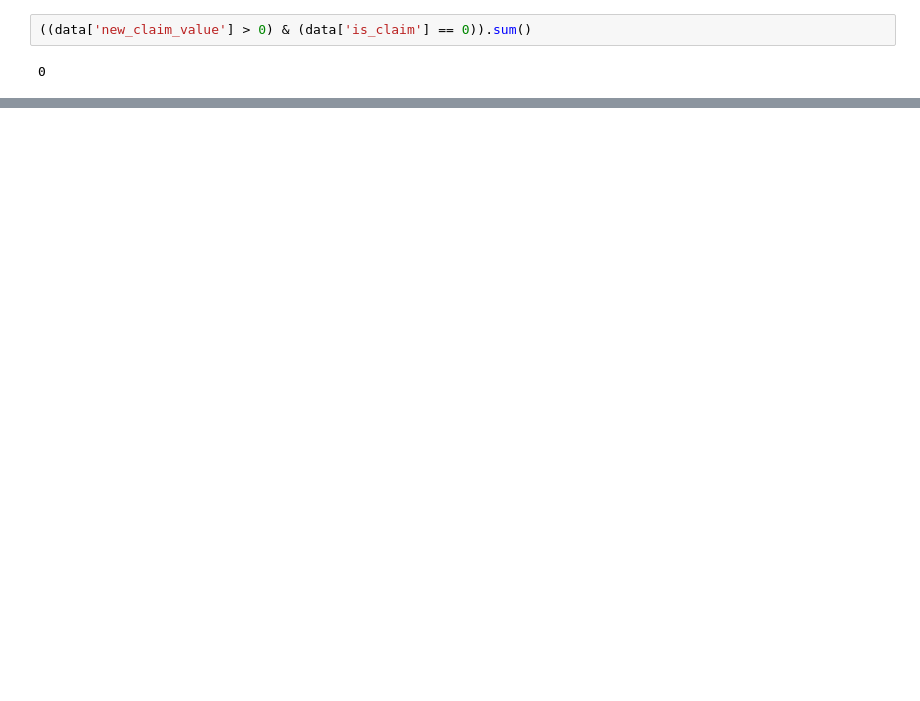
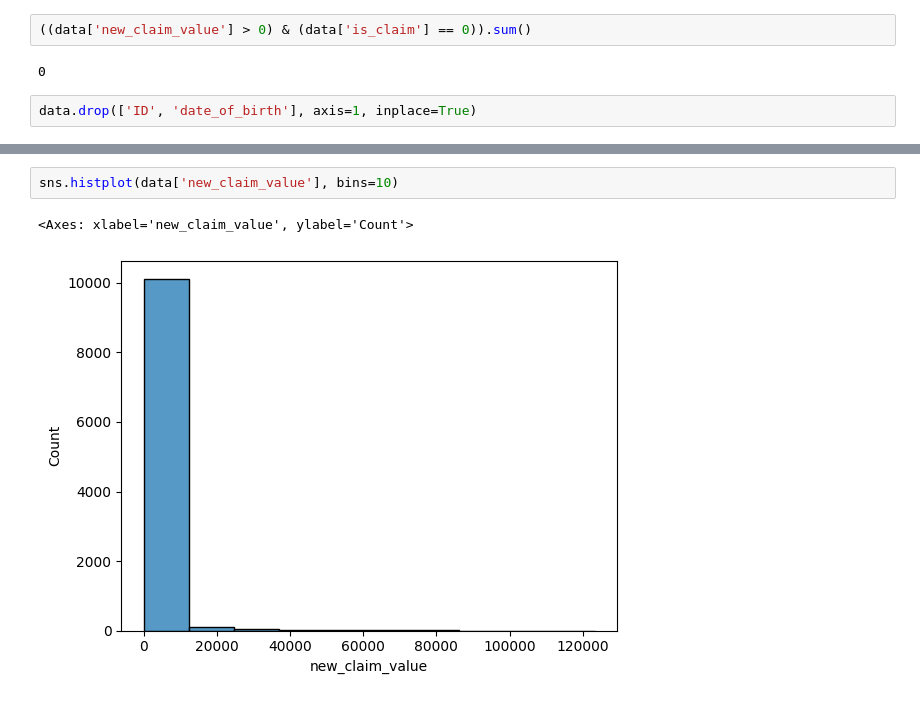
Before and after one commit to hatunglam/kaggle-projects, a Jupyter notebook: car_insurance/main.ipynb, the cells around one changed output, grey strips where cells are left out. Saved outputs shown, nothing was run; the diff lists cells and outputs as text; blank space fills up the shorter version.

```diff
--- a/car_insurance/main.ipynb
+++ b/car_insurance/main.ipynb
@@ -174,3 +165,5 @@ data.head()
 ((data['new_claim_value'] > 0) & (data['is_claim'] == 0)).sum()
 # %% [output]
 0
+# %%
+data.drop(['ID', 'date_of_birth'], axis=1, inplace=True)
@@ -176,0 +179,5 @@ data.head()
+# %%
+sns.histplot(data['new_claim_value'], bins=10)
+# %% [output]
+<Axes: xlabel='new_claim_value', ylabel='Count'>
+[figure, added]
```
Also changed, not shown: parts of 4 cells of this notebook.
